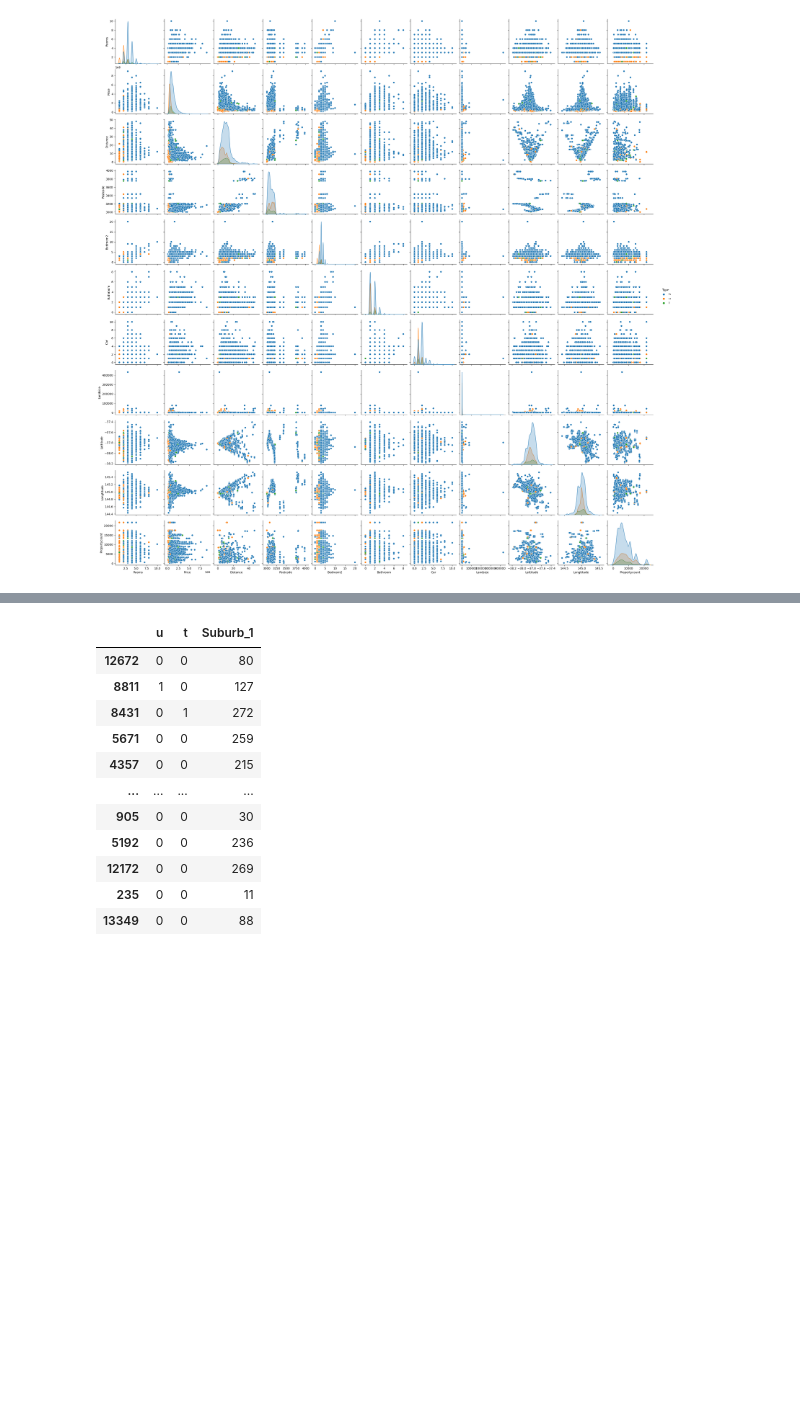
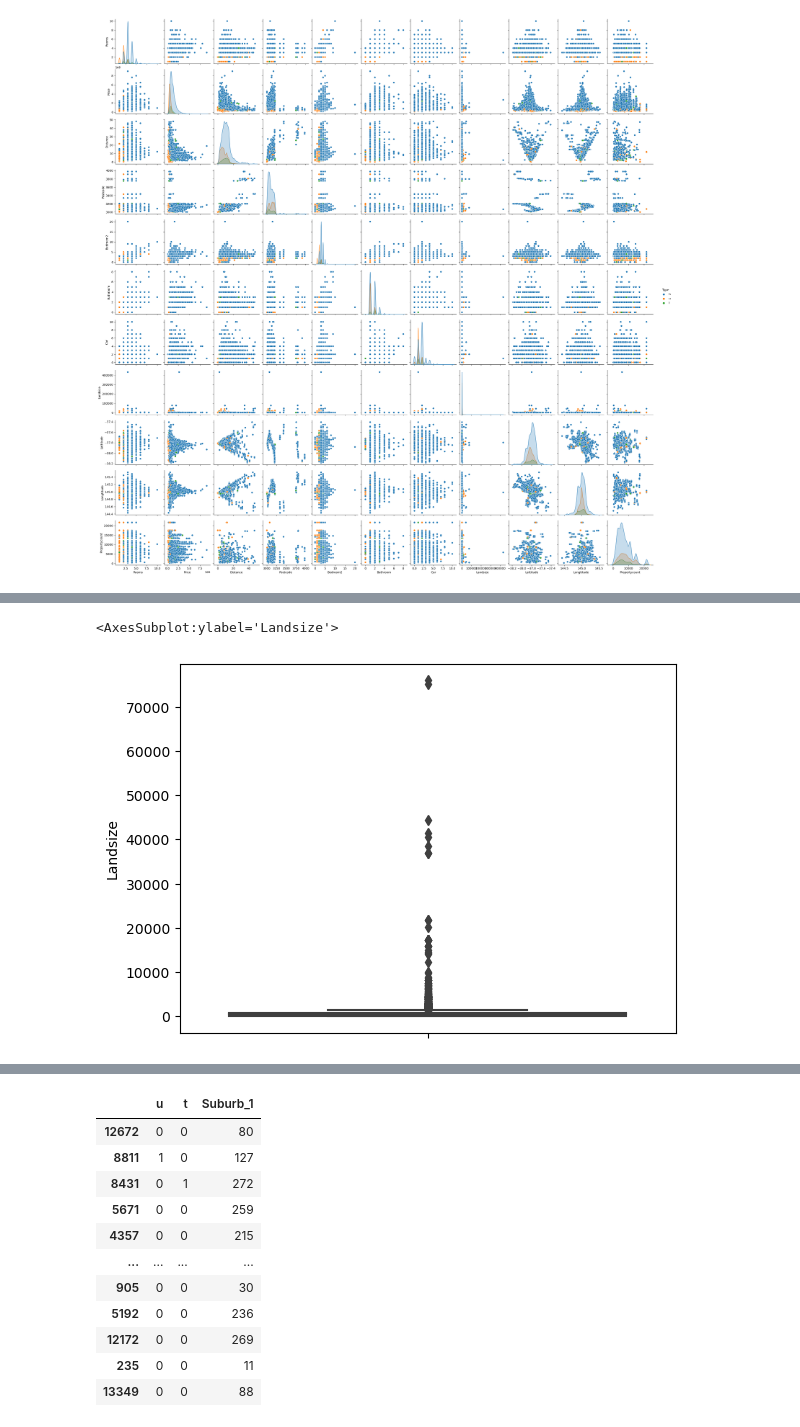
Before and after one commit to Nidheesh-Panchal/melbourne-housing, a Jupyter notebook: src/melbourne.ipynb, the cells around one changed output, grey strips where cells are left out. Cells and saved outputs as stored; diff of their text form; code cells hidden in the pictures; blank space fills up the shorter version.

```diff
--- a/src/melbourne.ipynb
+++ b/src/melbourne.ipynb
@@ -178,0 +261,7 @@ sns.pairplot(df_clean, hue="Type")
+# %%
+df_clean.loc[11020,"Landsize"] = 107
+# %%
+sns.boxplot(y="Landsize", data=df_clean)
+# %% [output]
+<AxesSubplot:ylabel='Landsize'>
+[figure, added]
```
Also changed, not shown: parts of 74 cells of this notebook, 4 other files.
